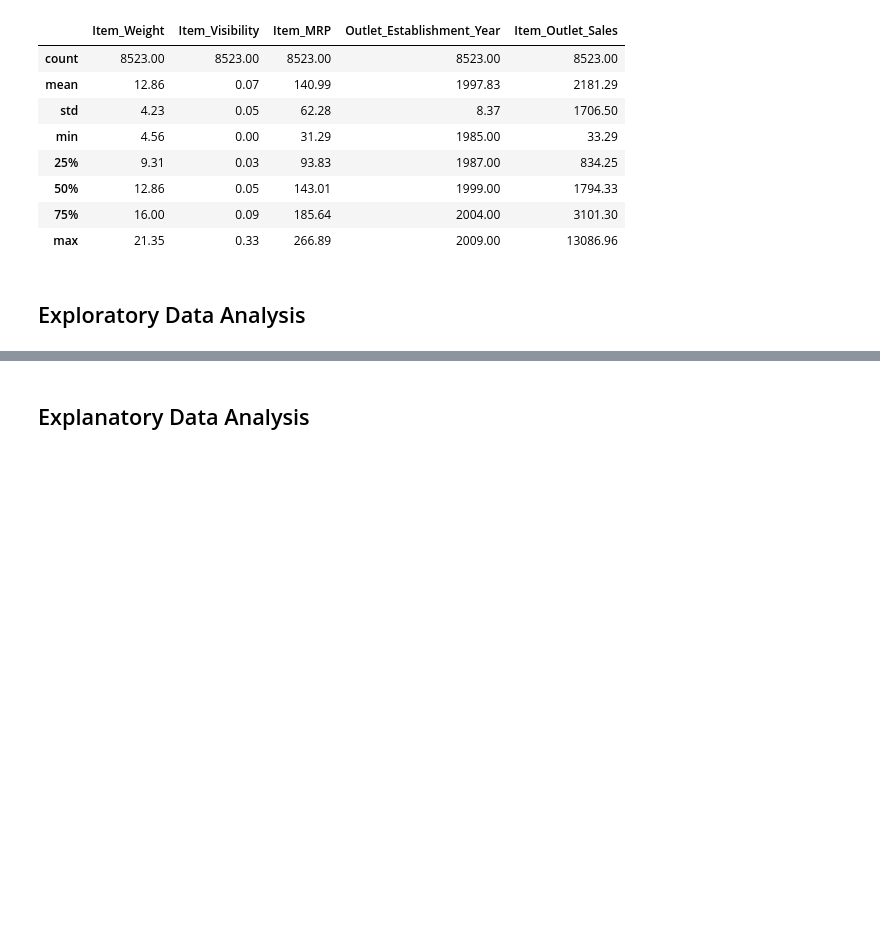
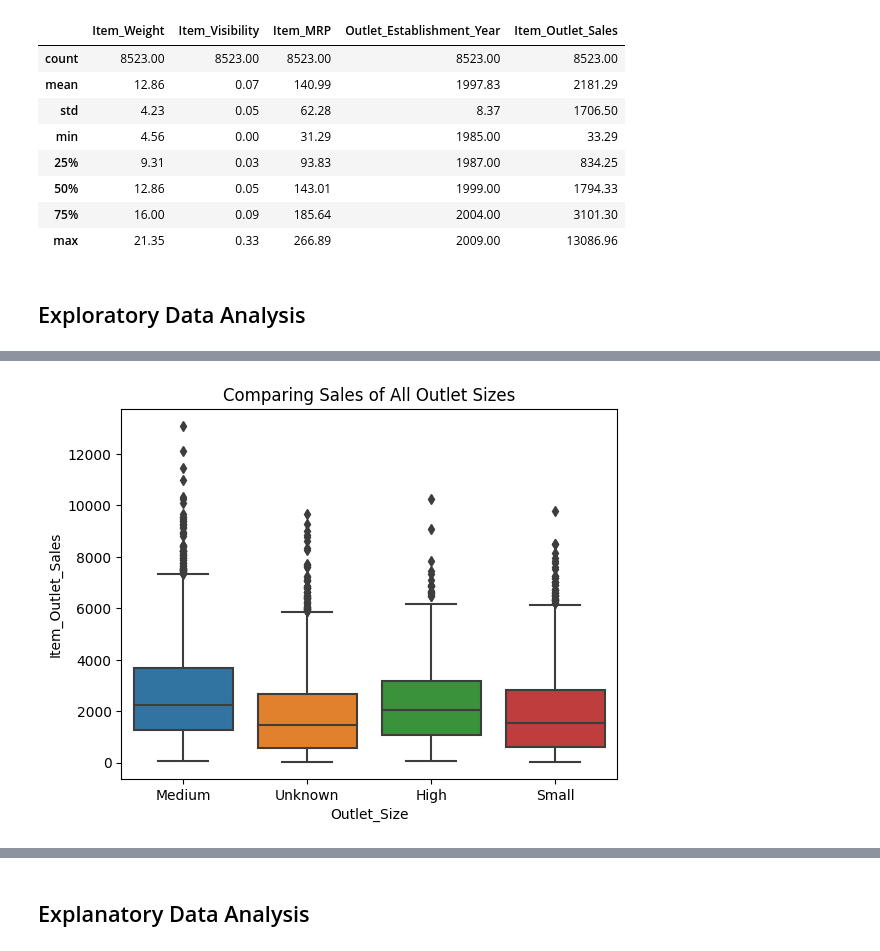
Before and after one commit to Jalicia-Harris/Predictions-of-Product-Sales, a Jupyter notebook: Copy_of_Copy_of_prediction_of_product_sales_jalicia_harris.ipynb, the cells around one changed output, grey strips where cells are left out. Cells and saved outputs as stored; diff of their text form; code cells hidden in the pictures; blank space fills up the shorter version.

```diff
--- a/Copy_of_Copy_of_prediction_of_product_sales_jalicia_harris.ipynb
+++ b/Copy_of_Copy_of_prediction_of_product_sales_jalicia_harris.ipynb
@@ -163,0 +198,5 @@ df.describe().round(2)
+# %%
+ax = sns.boxplot(x='Outlet_Size', y='Item_Outlet_Sales', data=df)
+ax.set_title("Comparing Sales of All Outlet Sizes");
+# %% [output]
+[figure, added]
```
Also changed, not shown: parts of 12 cells of this notebook.
